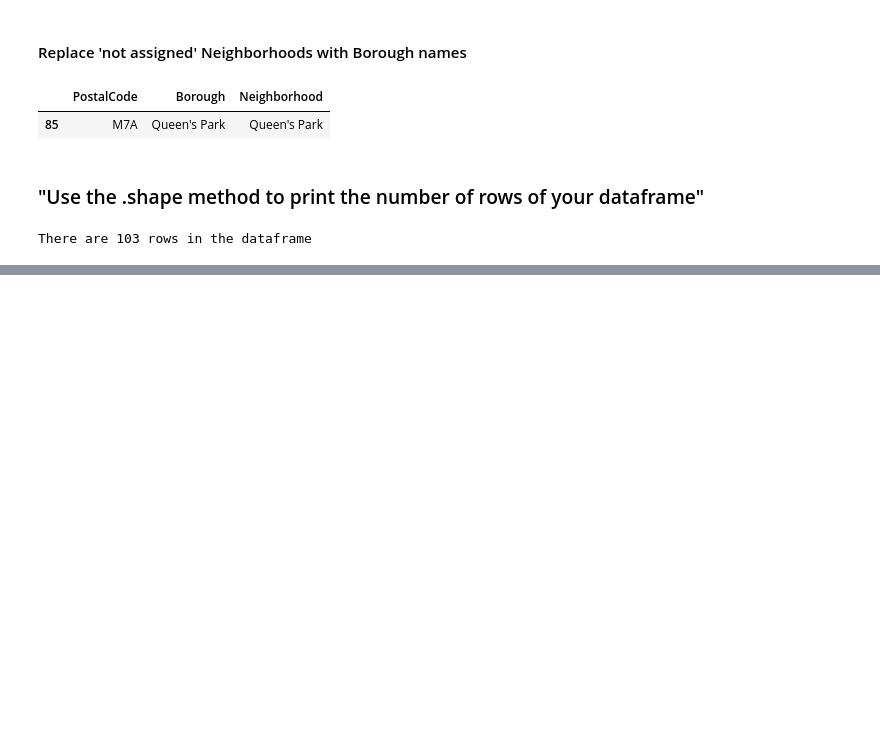
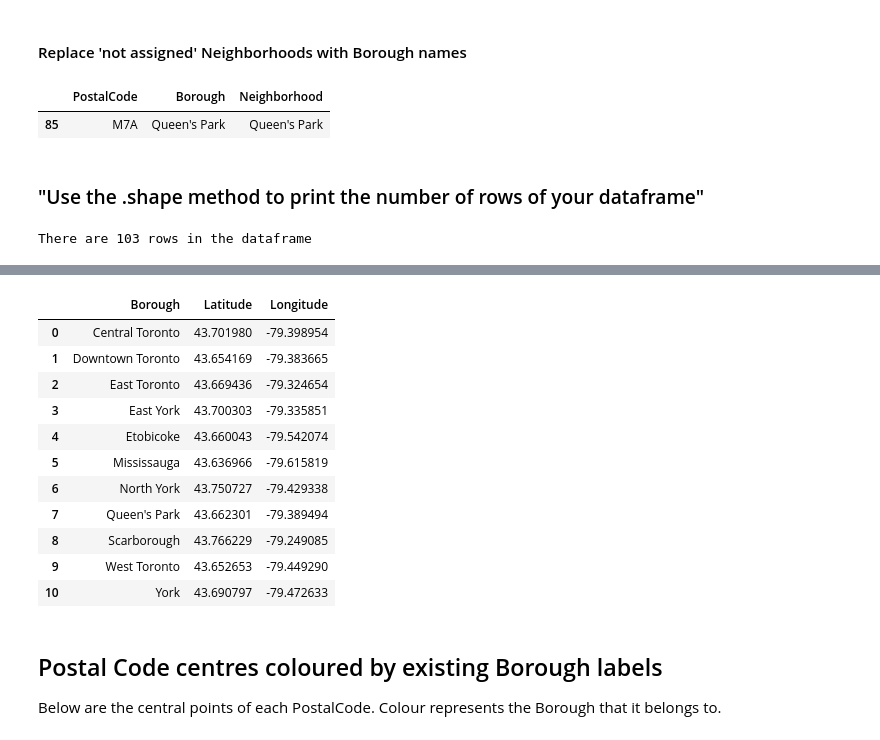
Before and after one commit to DavePlaysNotes/Coursera_Capstone, a Jupyter notebook: Week 3 - Segmenting and Clustering Neighborhoods in Toronto.ipynb, the cells around one changed output, grey strips where cells are left out. Cells and saved outputs as stored; diff of their text form; code cells hidden in the pictures; blank space fills up the shorter version.

```diff
--- a/Week 3 - Segmenting and Clustering Neighborhoods in Toronto.ipynb
+++ b/Week 3 - Segmenting and Clustering Neighborhoods in Toronto.ipynb
@@ -92,0 +103,8 @@ There are 103 rows in the dataframe
+# %%
+lat_longs = pd.read_csv('Geospatial_Coordinates.csv')
+
+lat_longs.rename({'Postal Code' : "PostalCode"}, axis = 'columns', inplace = True)
+
+df = df.merge(lat_longs, how = 'right', on = 'PostalCode')
+
+df.head()
@@ -92,0 +146,16 @@ There are 103 rows in the dataframe
+# %%
+means = df.groupby('Borough').mean().reset_index()
+means
+# %% [output]
+|  | Borough | Latitude | Longitude |
+| 0 | Central Toronto | 43.701980 | -79.398954 |
+| 1 | Downtown Toronto | 43.654169 | -79.383665 |
+| 2 | East Toronto | 43.669436 | -79.324654 |
+| 3 | East York | 43.700303 | -79.335851 |
+| 4 | Etobicoke | 43.660043 | -79.542074 |
+| 5 | Mississauga | 43.636966 | -79.615819 |
+| 6 | North York | 43.750727 | -79.429338 |
+| 7 | Queen's Park | 43.662301 | -79.389494 |
+| 8 | Scarborough | 43.766229 | -79.249085 |
+| 9 | West Toronto | 43.652653 | -79.449290 |
+| 10 | York | 43.690797 | -79.472633 |
@@ -92,0 +167,3 @@ There are 103 rows in the dataframe
+# %% [markdown]
+## Postal Code centres coloured by existing Borough labels
+Below are the central points of each PostalCode. Colour represents the Borough that it belongs to.
```
Also changed, not shown: parts of 30 cells of this notebook, 2 other files.
